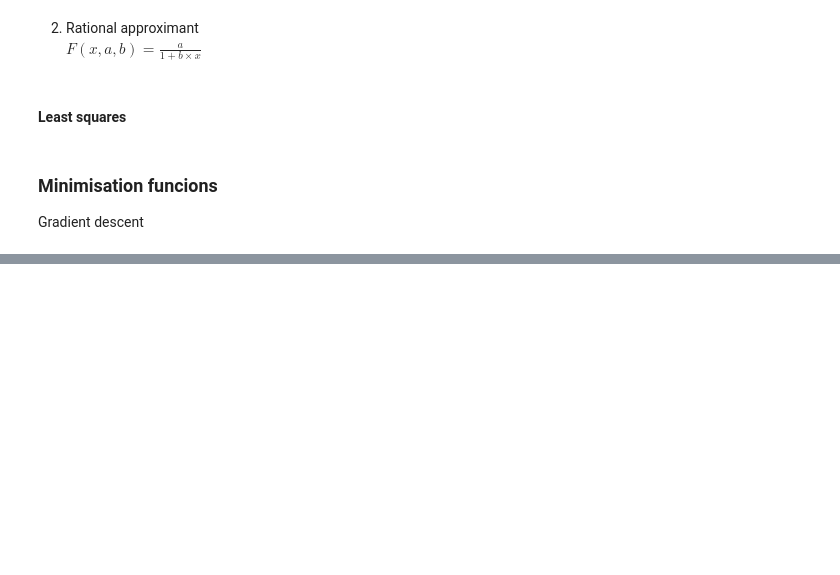
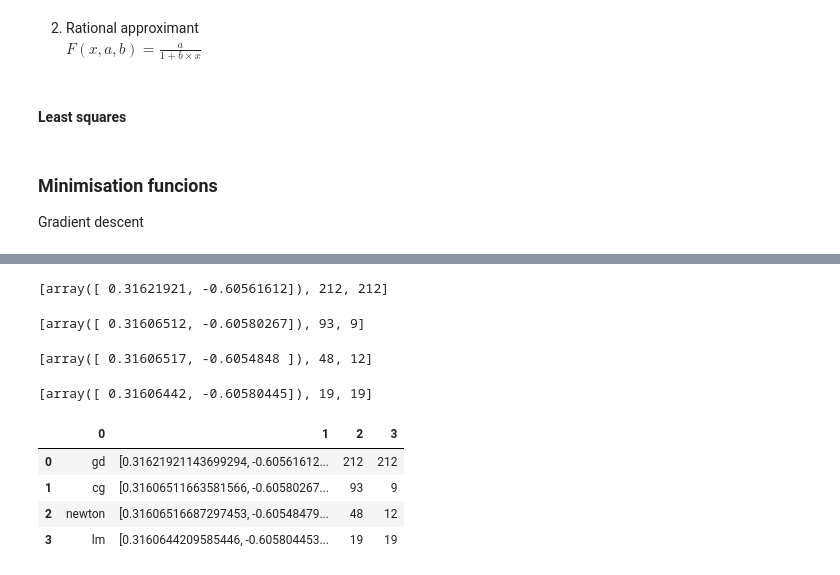
Before and after one commit to Resurrectiontent/ADA-TimeComplexityEstimation, a Jupyter notebook: 3-UnconstrainedNonlinearOptimisation1&2Order.ipynb, the cells around one changed output, grey strips where cells are left out. Saved outputs shown, nothing was run; the diff lists cells and outputs as text; code cells hidden in the pictures; blank space fills up the shorter version.

```diff
--- a/3-UnconstrainedNonlinearOptimisation1&2Order.ipynb
+++ b/3-UnconstrainedNonlinearOptimisation1&2Order.ipynb
@@ -97,0 +261,42 @@ def gradient_descent(function, bounds):
+# %%
+gd_r = list(gradient_descent(linear_approximant, linear_grad, [[-2,2],[-3,3]]))
+gd_r
+# %% [output]
+[array([ 0.31621921, -0.60561612]), 212, 212]
+# %%
+cg_r_r = scipy.optimize.minimize(cg_ls,\
+                                              x0=[20,10],\
+                                              args=(rational_approximant), \
+                                              method='CG',\
+                                              tol=EPSILON,\
+                                              options={'return_all': True})
+cg_r = [cg_r_r.x, cg_r_r.nfev, cg_r_r.nit]
+cg_r
+# %% [output]
+[array([ 0.31606512, -0.60580267]), 93, 9]
+# %%
+n_r_r = scipy.optimize.newton(func=cg_ls,\
+                               # args=(rational_approximant,),\
+                                #x0=[20,10], full_output=True, fprime2=n_gr, maxiter=1000)
+n_r = [n_r_r, n_r_r.nfev, n_r_r.nit]
+n_r
+# %% [output]
+[array([ 0.31606517, -0.6054848 ]), 48, 12]
+# %%
+lm_r_r = scipy.optimize.least_squares(fun=least_squares_residuals,\
+                                                           x0=[0,1],\
+                                                           method='lm',\
+                                                           xtol=EPSILON,\
+                                                           args=([rational_approximant]))
+lm_r = [lm_r_r.x, lm_r_r.nfev, lm_r_r.nfev]
+lm_r
+# %% [output]
+[array([ 0.31606442, -0.60580445]), 19, 19]
+# %%
+display(DataFrame.from_records([['gd']+gd_r, ['cg']+cg_r, ['newton']+n_r, ['lm']+lm_r]))
+# %% [output]
+|  | 0 | 1 | 2 | 3 |
+| 0 | gd | [0.31621921143699294, -0.60561612... | 212 | 212 |
+| 1 | cg | [0.31606511663581566, -0.60580267... | 93 | 9 |
+| 2 | newton | [0.31606516687297453, -0.60548479... | 48 | 12 |
+| 3 | lm | [0.3160644209585446, -0.605804453... | 19 | 19 |
```
Also changed, not shown: parts of 13 cells of this notebook.
